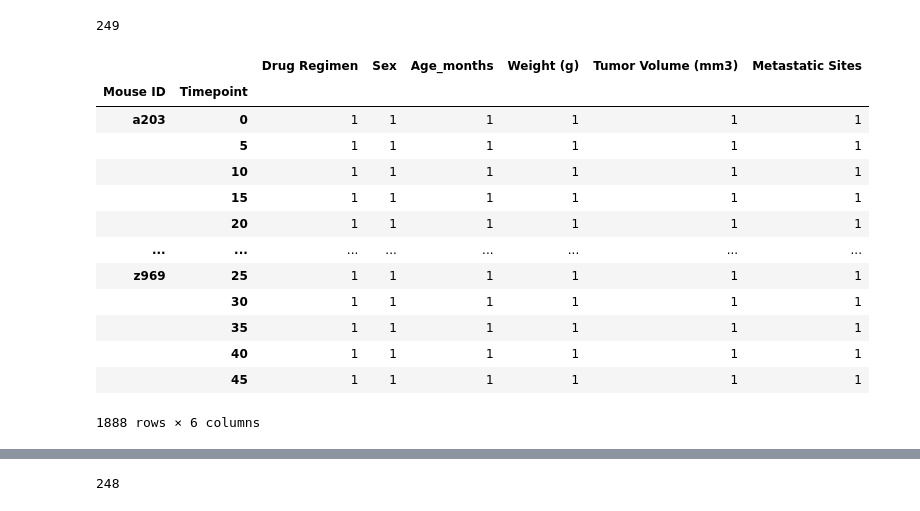
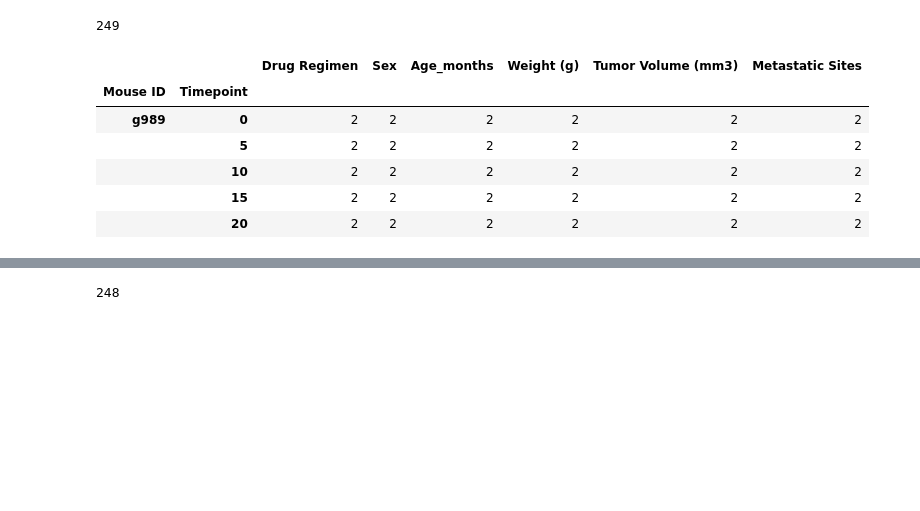
Before and after one commit to rfe123/umn_data_matplotlib_challenge, a Jupyter notebook: Pymaceuticals/pymaceuticals_starter.ipynb, the cells around one changed output, grey strips where cells are left out. Cells and saved outputs as stored; diff of their text form; code cells hidden in the pictures; blank space fills up the shorter version.

Commit message:
drop duplicated ID's and print results

```diff
--- a/Pymaceuticals/pymaceuticals_starter.ipynb
+++ b/Pymaceuticals/pymaceuticals_starter.ipynb
@@ -39,21 +39,16 @@ len(mouse_results['Mouse ID'].unique())
 # %%
 # Our data should be uniquely identified by Mouse ID and Timepoint
 # Get the duplicate mice by ID number that shows up for Mouse ID and Timepoint.
-mouse_results.groupby(['Mouse ID','Timepoint'])
+grouped_mice = mouse_results.groupby(['Mouse ID','Timepoint']).count()
+duplicates = grouped_mice.loc[(grouped_mice['Drug Regimen'] > 1),:]
+duplicates
 # %% [output]
 |  |  | Drug Regimen | Sex | Age_months | Weight (g) | Tumor Volume (mm3) | Metastatic Sites |
 | Mouse ID | Timepoint |  |  |  |  |  |  |
-| a203 | 0 | 1 | 1 | 1 | 1 | 1 | 1 |
-|  | 5 | 1 | 1 | 1 | 1 | 1 | 1 |
-|  | 10 | 1 | 1 | 1 | 1 | 1 | 1 |
-|  | 15 | 1 | 1 | 1 | 1 | 1 | 1 |
-|  | 20 | 1 | 1 | 1 | 1 | 1 | 1 |
-| ... | ... | ... | ... | ... | ... | ... | ... |
-| z969 | 25 | 1 | 1 | 1 | 1 | 1 | 1 |
-|  | 30 | 1 | 1 | 1 | 1 | 1 | 1 |
-|  | 35 | 1 | 1 | 1 | 1 | 1 | 1 |
-|  | 40 | 1 | 1 | 1 | 1 | 1 | 1 |
-|  | 45 | 1 | 1 | 1 | 1 | 1 | 1 |
+| g989 | 0 | 2 | 2 | 2 | 2 | 2 | 2 |
+|  | 5 | 2 | 2 | 2 | 2 | 2 | 2 |
+|  | 10 | 2 | 2 | 2 | 2 | 2 | 2 |
+|  | 15 | 2 | 2 | 2 | 2 | 2 | 2 |
+|  | 20 | 2 | 2 | 2 | 2 | 2 | 2 |
-1888 rows × 6 columns
 # %%
 # Optional: Get all the data for the duplicate mouse ID.
```
Also changed, not shown: parts of 3 cells of this notebook.
